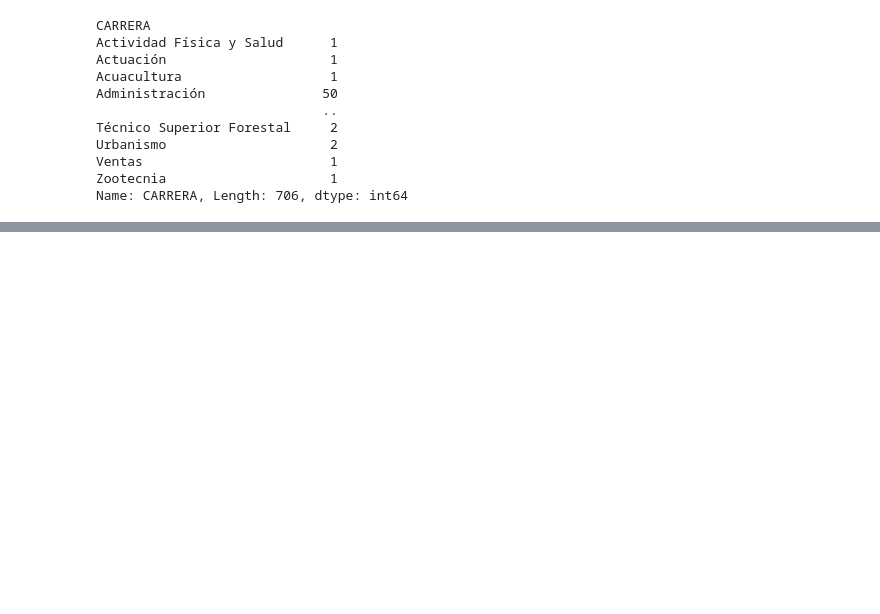
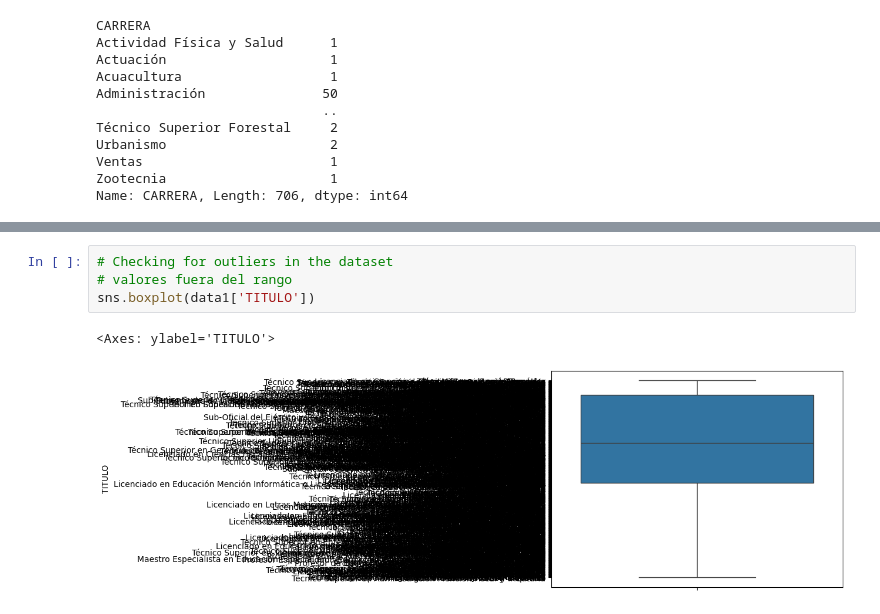
Before and after one commit to SergioAMT/Data-analysis, a Jupyter notebook: oferta_academica_script.ipynb, the cells around one changed output, grey strips where cells are left out. Saved outputs shown, nothing was run; the diff lists cells and outputs as text; blank space fills up the shorter version.

```diff
--- a/oferta_academica_script.ipynb
+++ b/oferta_academica_script.ipynb
@@ -221,0 +248,7 @@ Name: TITULO, dtype: int64
+# %%
+# Checking for outliers in the dataset
+# valores fuera del rango
+sns.boxplot(data1['TITULO'])
+# %% [output]
+<Axes: ylabel='TITULO'>
+[figure, added]
```
Also changed, not shown: parts of 8 cells of this notebook, 1 other file.
